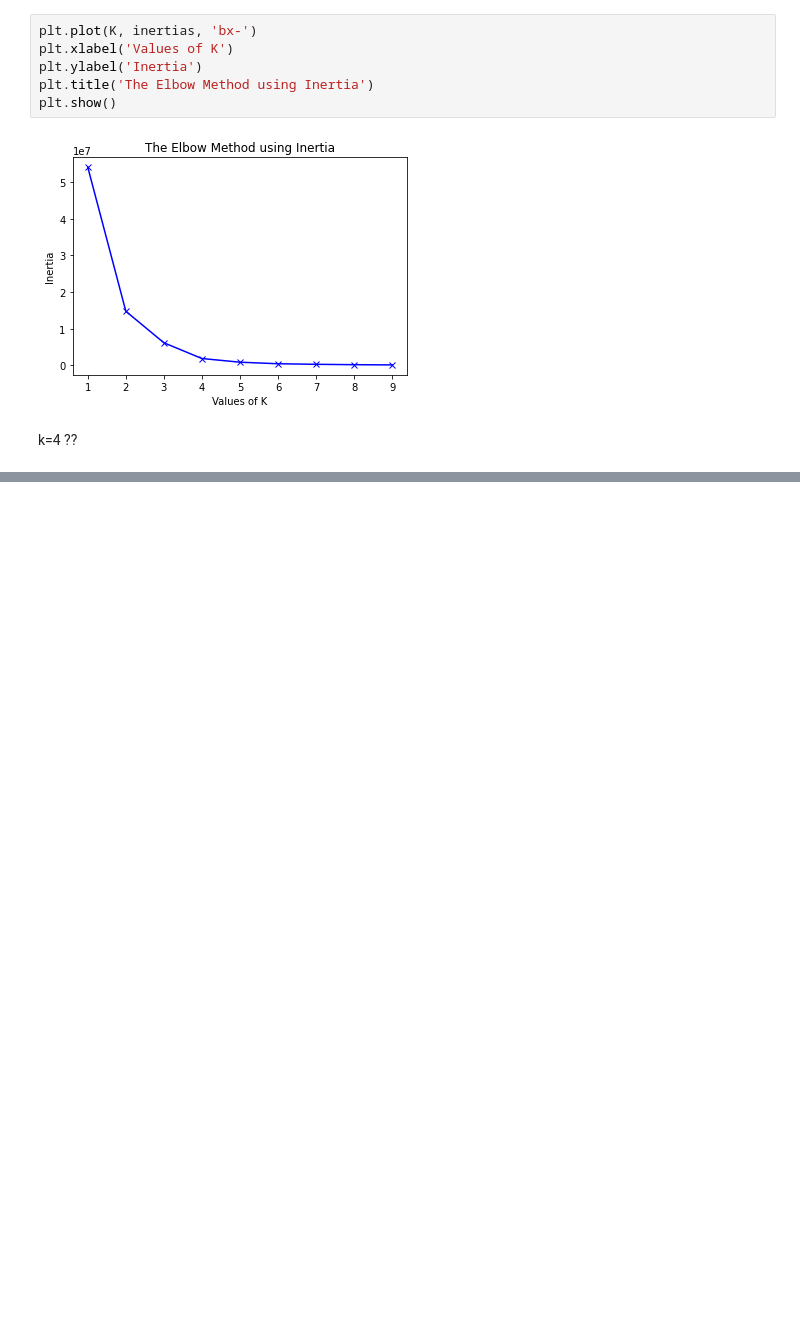
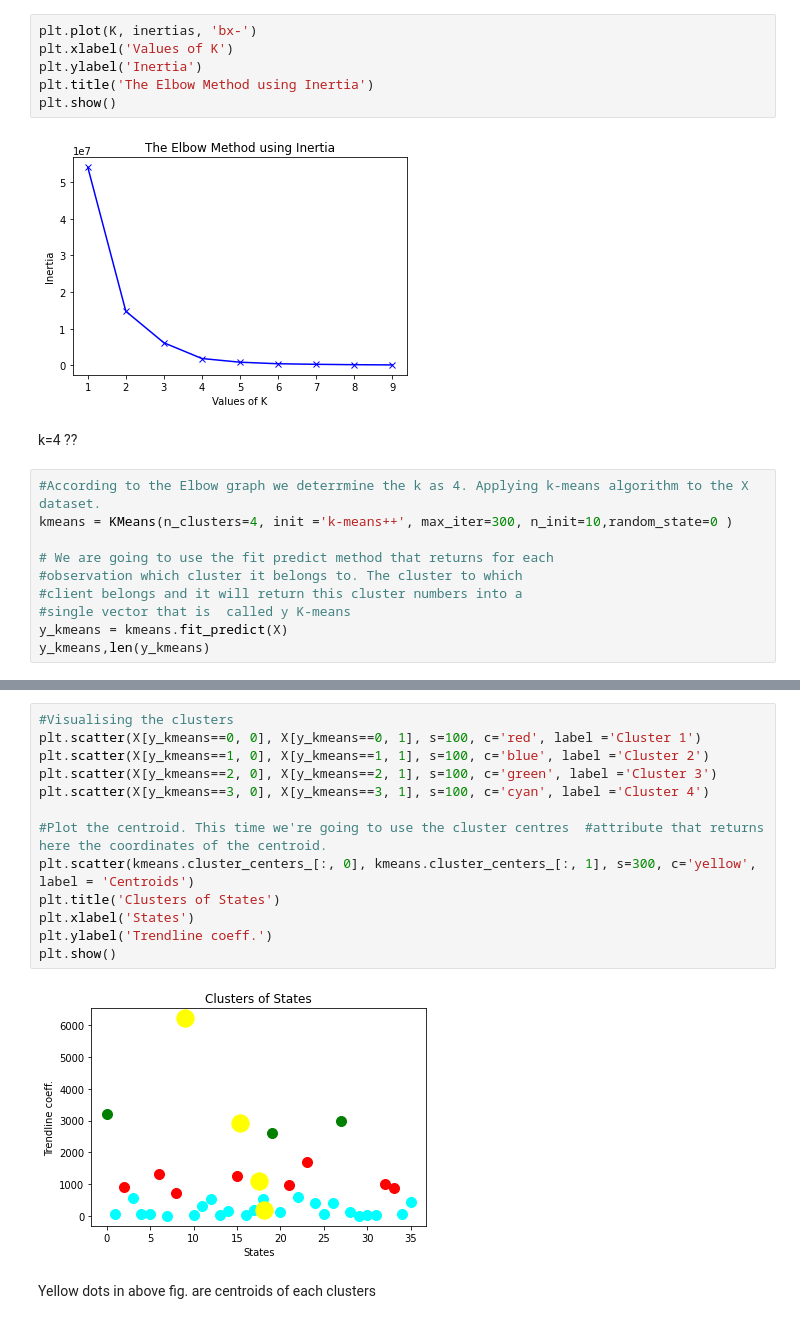
Before and after one commit to sampan-s-nayak/covid-19-india-analysis, a Jupyter notebook: confirmed_elbow_method.ipynb, the cells around one changed output, grey strips where cells are left out. Drawn from its saved outputs; the diff is of its cells as text; blank space fills up the shorter version.

Commit message:
elbow method done.

```diff
--- a/confirmed_elbow_method.ipynb
+++ b/confirmed_elbow_method.ipynb
@@ -130,3 +130,13 @@ plt.show()
 [figure]
 # %% [markdown]
 k=4 ??
+# %%
+#According to the Elbow graph we deterrmine the k as 4. Applying k-means algorithm to the X dataset.
+kmeans = KMeans(n_clusters=4, init ='k-means++', max_iter=300, n_init=10,random_state=0 )
+
+# We are going to use the fit predict method that returns for each
+#observation which cluster it belongs to. The cluster to which
+#client belongs and it will return this cluster numbers into a
+#single vector that is  called y K-means
+y_kmeans = kmeans.fit_predict(X)
+y_kmeans,len(y_kmeans)
@@ -132,0 +171,17 @@ k=4 ??
+# %%
+#Visualising the clusters
+plt.scatter(X[y_kmeans==0, 0], X[y_kmeans==0, 1], s=100, c='red', label ='Cluster 1')
+plt.scatter(X[y_kmeans==1, 0], X[y_kmeans==1, 1], s=100, c='blue', label ='Cluster 2')
+plt.scatter(X[y_kmeans==2, 0], X[y_kmeans==2, 1], s=100, c='green', label ='Cluster 3')
+plt.scatter(X[y_kmeans==3, 0], X[y_kmeans==3, 1], s=100, c='cyan', label ='Cluster 4')
+
+#Plot the centroid. This time we're going to use the cluster centres  #attribute that returns here the coordinates of the centroid.
+plt.scatter(kmeans.cluster_centers_[:, 0], kmeans.cluster_centers_[:, 1], s=300, c='yellow', label = 'Centroids')
+plt.title('Clusters of States')
+plt.xlabel('States')
+plt.ylabel('Trendline coeff.')
+plt.show()
+# %% [output]
+[figure, added]
+# %% [markdown]
+Yellow dots in above fig. are centroids of each clusters
```
Also changed, not shown: parts of 3 cells of this notebook, 2 other files.
